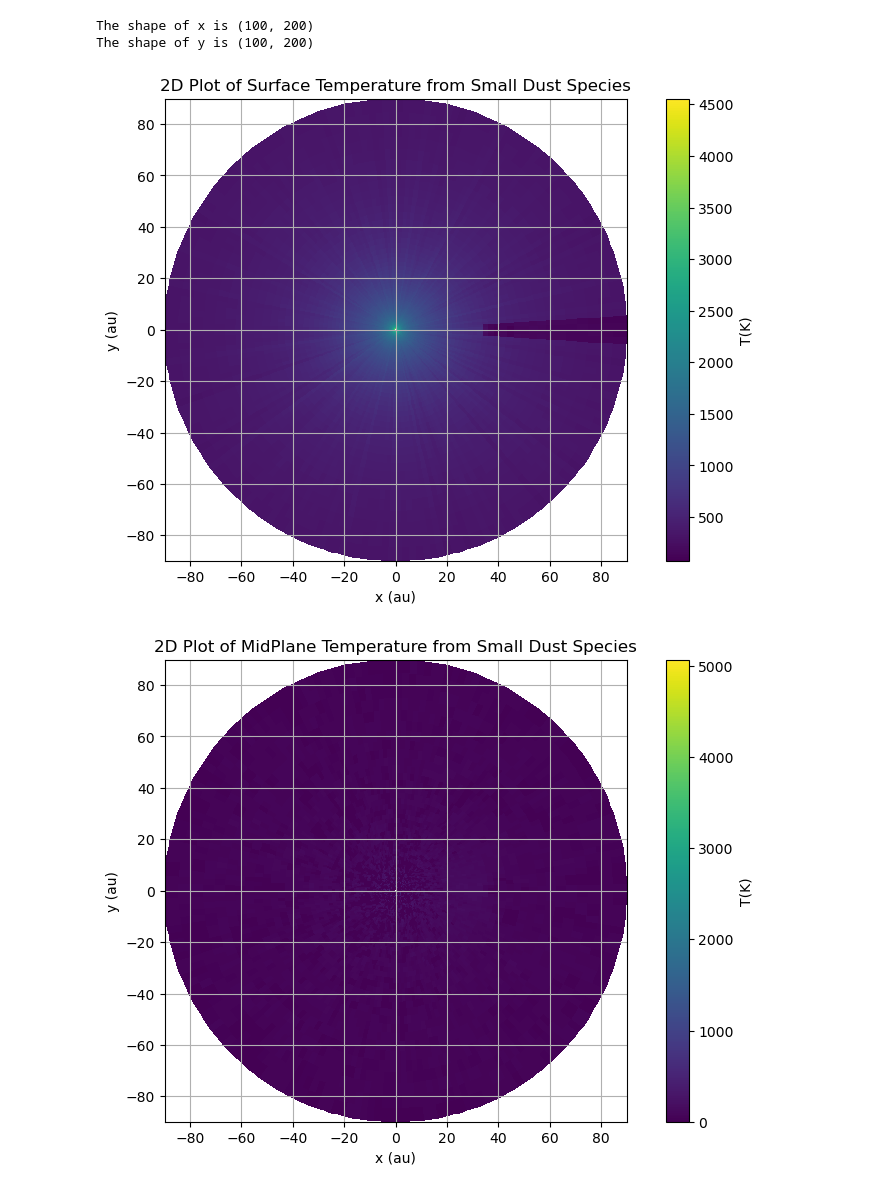
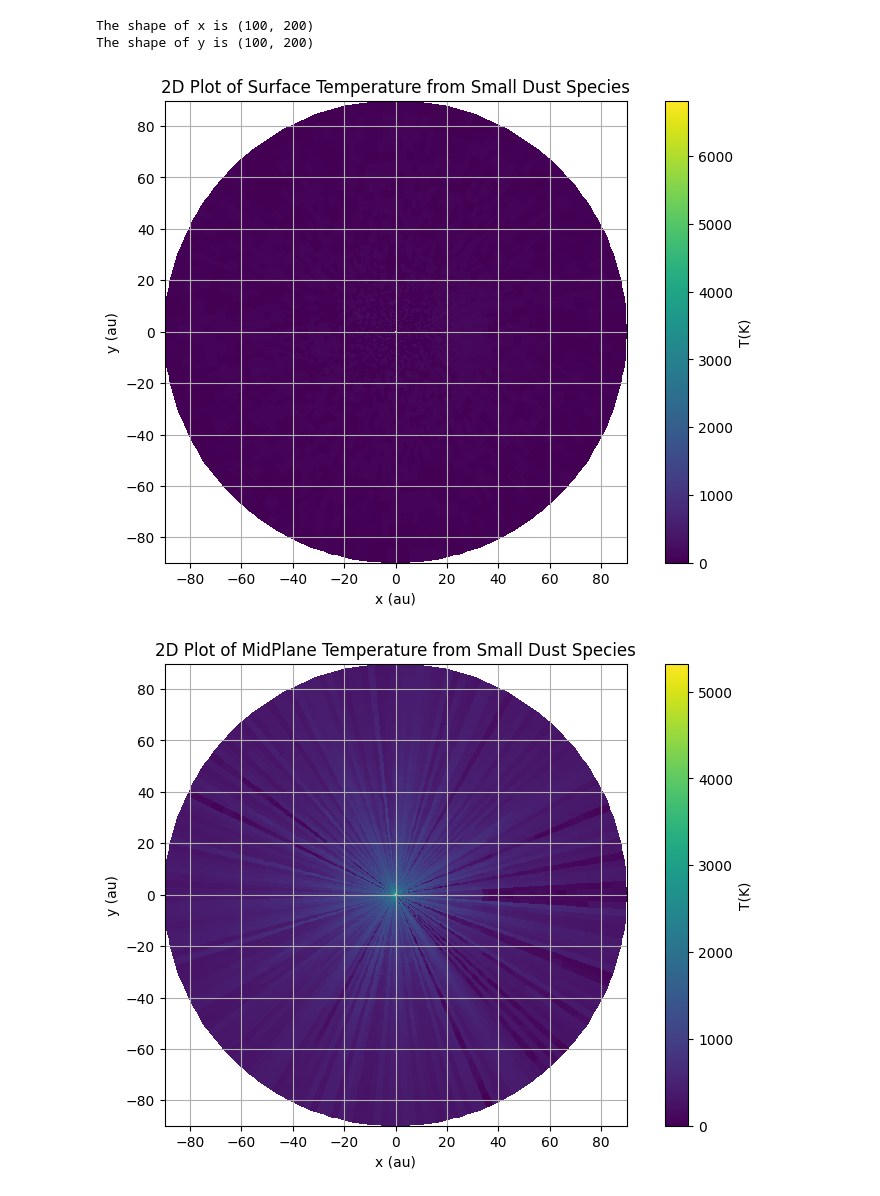
Before and after one commit to VWelke/Circumplanetary_Disk, a Jupyter notebook: CPD_simple_1_test__no_planet_grid_refinement/testTemp.ipynb, the cells around one changed output. Drawn from its saved outputs; the diff is of its cells as text; code cells hidden in the pictures.

```diff
--- a/CPD_simple_1_test__no_planet_grid_refinement/testTemp.ipynb
+++ b/CPD_simple_1_test__no_planet_grid_refinement/testTemp.ipynb
@@ -114,10 +172,10 @@ print(d.dusttemp[20, :, 0,0])
 # %%
 #2D plot of the temperature
 
-dtsm_sur = d.dusttemp[:, 15, :,0] # surface rom the small dust specdies
-dtsm_mid = d.dusttemp[:, -1, :,0] # surface rom the small dust specdies
-dtbg_sur = d.dusttemp[:, 15, :,1] # surface rom the large dust specdies
-dtbg_mid = d.dusttemp[:, 1, :,1] # surface rom the large dust specdies
+dtsm_sur = d.dusttemp[:, -1, :,0] # surface rom the small dust specdies
+dtsm_mid = d.dusttemp[:, 0, :,0] # surface rom the small dust specdies
+dtbg_sur = d.dusttemp[:, -1, :,1] # surface rom the large dust specdies
+dtbg_mid = d.dusttemp[:, 0, :,1] # surface rom the large dust specdies
 
 
 # Create 2D grids for r and phi
@@ -148,32 +206,32 @@ plt.xlabel('x (au)')
 plt.ylabel('y (au)')
 plt.title('2D Plot of MidPlane Temperature from Small Dust Species')
 plt.gca().set_aspect('equal')
 plt.grid(True)
 plt.show()
 
 
 plt.figure(figsize=(10, 6))
 plt.pcolormesh(x/au, y/au, dtbg_sur, shading='auto', cmap='viridis')
 plt.colorbar(label=r'T(K)')
 plt.xlabel('x (au)')
 plt.ylabel('y (au)')
 plt.title('2D Plot of Surface Temperature from large Dust Species')
 plt.gca().set_aspect('equal')
 plt.grid(True)
 plt.show()
 
 
 plt.figure(figsize=(10, 6))
 plt.pcolormesh(x/au, y/au, dtbg_mid, shading='auto', cmap='viridis')
 plt.colorbar(label=r'T(K)')
 plt.xlabel('x (au)')
 plt.ylabel('y (au)')
 plt.title('2D Plot of Midplane Temperature from Large Dust Species')
 plt.gca().set_aspect('equal')
 plt.grid(True)
 plt.show()
 # %% [output]
 The shape of x is (100, 200)
 The shape of y is (100, 200)
-[figure, old version]
+[figure, new version]
-[figure, old version]
+[figure, new version]
```
Also changed, not shown: parts of 10 cells of this notebook, 21 other files.
